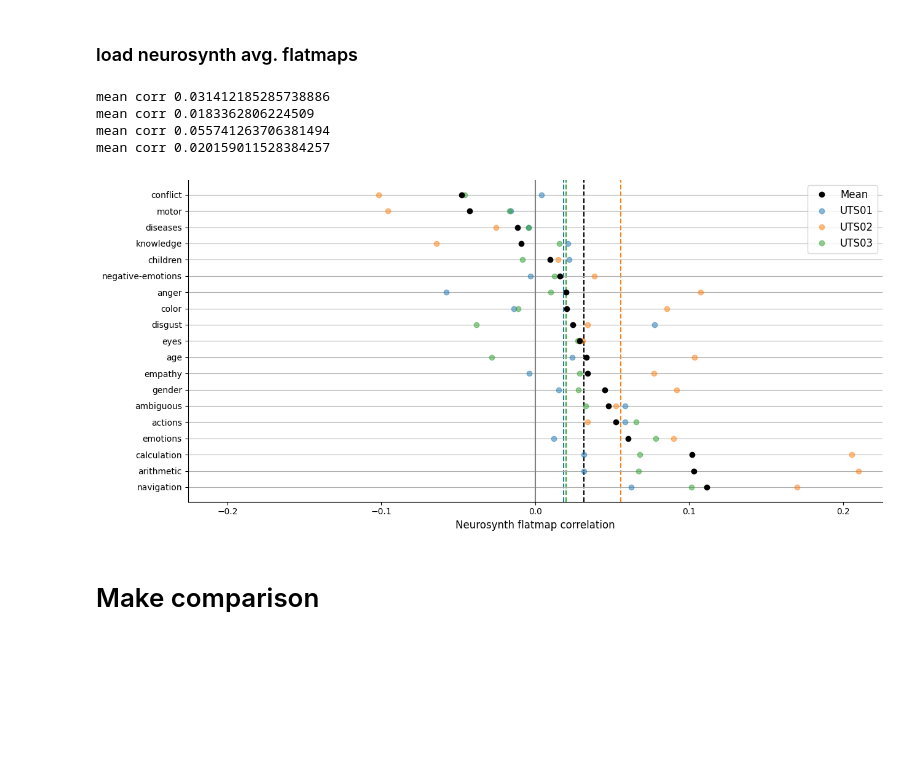
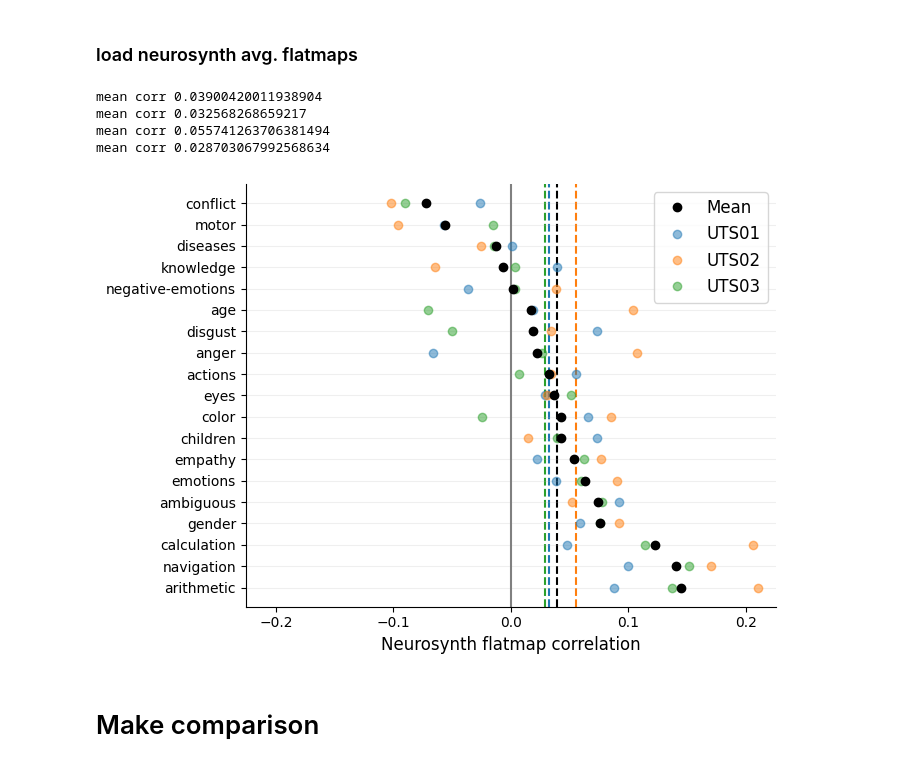
Before and after one commit to csinva/fmri, a Jupyter notebook: notebooks_gpt4/03_gemv_compare.ipynb, the cells around one changed output. Saved outputs shown, nothing was run; the diff lists cells and outputs as text; code cells hidden in the pictures; blank space fills up the shorter version.

```diff
--- a/notebooks_gpt4/03_gemv_compare.ipynb
+++ b/notebooks_gpt4/03_gemv_compare.ipynb
@@ -63,7 +60,7 @@ for subject in ['S01', 'S02', 'S03']:
         'individual': df_w_individual,
         'individual_wordrate': df_w_individual_wordrate,
         'wordrate_alone': df_w_wordrate_alone,
-        'avg': df_avg,
+        # 'avg': df_avg,
         'avg_individual': df_avg_individual
     }
     joblib.dump(df_qa_dict, f'df_qa_dict_{subject}.pkl')
@@ -80,12 +77,12 @@ gemv_avg_flatmaps = gemv_avgs_pilot | gemv_avgs_pilot5
 # %% [markdown]
 ### load neurosynth avg. flatmaps
 # %%
-def get_neurosynth_flatmaps(subject, neurosynth_dir='/home/chansingh/mntv1/deep-fMRI/qa/neurosynth_data/all_in_AHfs-BOLD'):
-
+def get_neurosynth_flatmaps(subject, neurosynth_dir='/home/chansingh/mntv1/deep-fMRI/qa/neurosynth_data'):
+    subject_s = subject.replace('UT', '')
     # neurosynth_dir = '/home/chansingh/mntv1/deep-fMRI/qa/neurosynth_data/all_association-test_z'
 
     term_names = [k.replace('.nii.gz', '').replace(
-        '_association-test_z', '') for k in os.listdir(neurosynth_dir)]
+        '_association-test_z', '') for k in os.listdir(join(neurosynth_dir, f'all_in_{subject_s}-BOLD'))]
 
     # filter dict for files that were in neurosynth
     term_dict_ = {k: v for k, v in term_dict.items() if k in term_names}
@@ -100,7 +97,8 @@ def get_neurosynth_flatmaps(subject, neurosynth_dir='/home/chansingh/mntv1/deep-
 
     def _load_flatmap(term, neurosynth_dir, subject):
         # output_file = join(neurosynth_dir, f'{term}_association-test_z.nii.gz')
-        output_file = join(neurosynth_dir, f'{term}.nii.gz')
+        output_file = join(
+            neurosynth_dir, f'all_in_{subject_s}-BOLD/{term}.nii.gz')
         vol = cortex.Volume(output_file, subject, subject + '_auto').data
         mask = cortex.db.get_mask(subject, subject + '_auto')
         return vol[mask]
@@ -152,7 +150,7 @@ d_mean['subject'] = 'mean'
 corrs_df = pd.concat([corrs_df, d_mean])
 corrs_df = corrs_df.set_index('questions')
 # %%
-plt.figure(figsize=(13, 6))
+plt.figure(figsize=(7, 5))
 colors = {
     'UTS01': 'C0',
     'UTS02': 'C1',
@@ -180,38 +178,38 @@ for subject in ['mean', 'UTS01', 'UTS02', 'UTS03']:
         plt.errorbar(
             r_df['corrs'],
             range(len(r_df)),
             # xerr=np.sqrt(
             # r_df['corrs'] * (1-r_df['corrs'])
             # / r_df['num_test']),
             alpha=0.5,
             label=subject.upper(),
             fmt='o')
     plt.axvline(r_df['corrs'].mean(),
                 linestyle='--', color=colors[subject], zorder=-1000)
 
     print('mean corr', r_df['corrs'].mean())
 
 # add horizontal bars
 plt.yticks(range(len(r_df)), [term_dict_rev[k] for k in idx_sort])
 plt.xlabel(
     'Neurosynth flatmap correlation', fontsize='large')
-plt.grid(axis='y')
+plt.grid(axis='y', alpha=0.2)
 plt.axvline(0, color='gray')
 
 abs_lim = max(np.abs(plt.xlim()))
 plt.xlim(-abs_lim, abs_lim)
 
 # annotate with baseline and text label
 plt.legend(fontsize='large')
 plt.tight_layout()
 # plt.savefig('linear_decoding.png', dpi=300)
 plt.show()
 # %% [output]
-mean corr 0.031412185285738886
-mean corr 0.0183362806224509
+mean corr 0.03900420011938904
+mean corr 0.032568268659217
 mean corr 0.055741263706381494
-mean corr 0.020159011528384257
+mean corr 0.028703067992568634
-[figure, old version]
+[figure, new version]
 # %% [markdown]
 # Make comparison
 # %%
```
Also changed, not shown: parts of 3 cells of this notebook, 8 other files.
